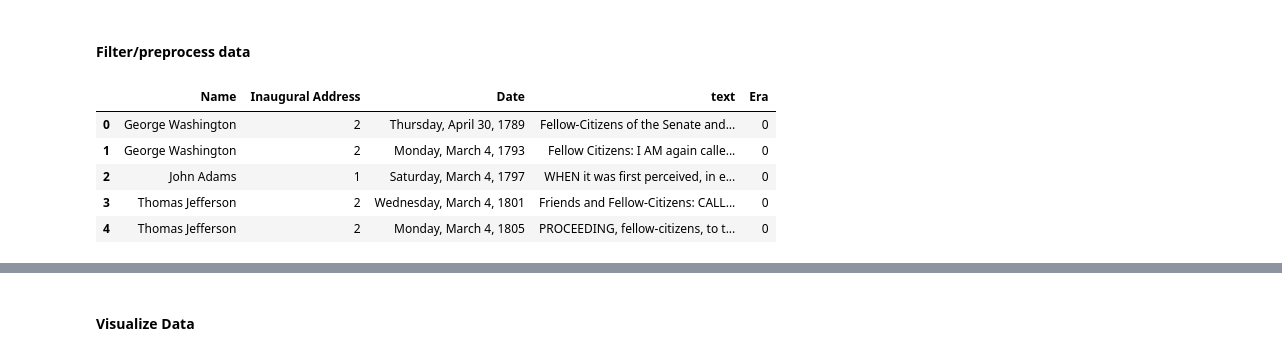
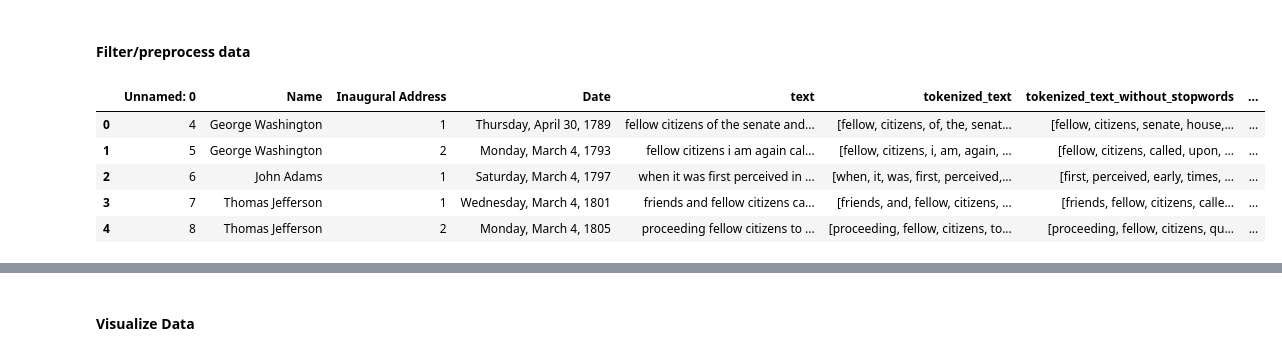
Before and after one commit to aaprasad/DSC210-FA22-Final-Project, a Jupyter notebook: notebooks/lda_presidential_speeches.ipynb, the cells around one changed output, grey strips where cells are left out. Drawn from its saved outputs; the diff is of its cells as text; code cells hidden in the pictures.

```diff
--- a/notebooks/lda_presidential_speeches.ipynb
+++ b/notebooks/lda_presidential_speeches.ipynb
@@ -121,14 +176,14 @@ Average speech length before filtering: 13819
 # %% [markdown]
 #### Filter/preprocess data
 # %%
-speeches_df,X,tfidf,words = preprocess(speeches_df_raw)
-speeches_df.head()
+speeches_df_preprocessed,X,tfidf = preprocess(speeches_df_raw)
+speeches_df_preprocessed.head()
 # %% [output]
-|  | Name | Inaugural Address | Date | text | Era |
-| 0 | George Washington | 2 | Thursday, April 30, 1789 | Fellow-Citizens of the Senate and... | 0 |
-| 1 | George Washington | 2 | Monday, March 4, 1793 | Fellow Citizens: I AM again calle... | 0 |
-| 2 | John Adams | 1 | Saturday, March 4, 1797 | WHEN it was first perceived, in e... | 0 |
-| 3 | Thomas Jefferson | 2 | Wednesday, March 4, 1801 | Friends and Fellow-Citizens: CALL... | 0 |
-| 4 | Thomas Jefferson | 2 | Monday, March 4, 1805 | PROCEEDING, fellow-citizens, to t... | 0 |
+|  | Unnamed: 0 | Name | Inaugural Address | Date | text | tokenized_text | tokenized_text_without_stopwords | ... |
+| 0 | 4 | George Washington | 1 | Thursday, April 30, 1789 | fellow citizens of the senate and... | [fellow, citizens, of, the, senat... | [fellow, citizens, senate, house,... | ... |
+| 1 | 5 | George Washington | 2 | Monday, March 4, 1793 | fellow citizens i am again cal... | [fellow, citizens, i, am, again, ... | [fellow, citizens, called, upon, ... | ... |
+| 2 | 6 | John Adams | 1 | Saturday, March 4, 1797 | when it was first perceived in ... | [when, it, was, first, perceived,... | [first, perceived, early, times, ... | ... |
+| 3 | 7 | Thomas Jefferson | 1 | Wednesday, March 4, 1801 | friends and fellow citizens ca... | [friends, and, fellow, citizens, ... | [friends, fellow, citizens, calle... | ... |
+| 4 | 8 | Thomas Jefferson | 2 | Monday, March 4, 1805 | proceeding fellow citizens to ... | [proceeding, fellow, citizens, to... | [proceeding, fellow, citizens, qu... | ... |
 # %%
 print('Basic statistics about filtered data:')
```
Also changed, not shown: parts of 17 cells of this notebook.
